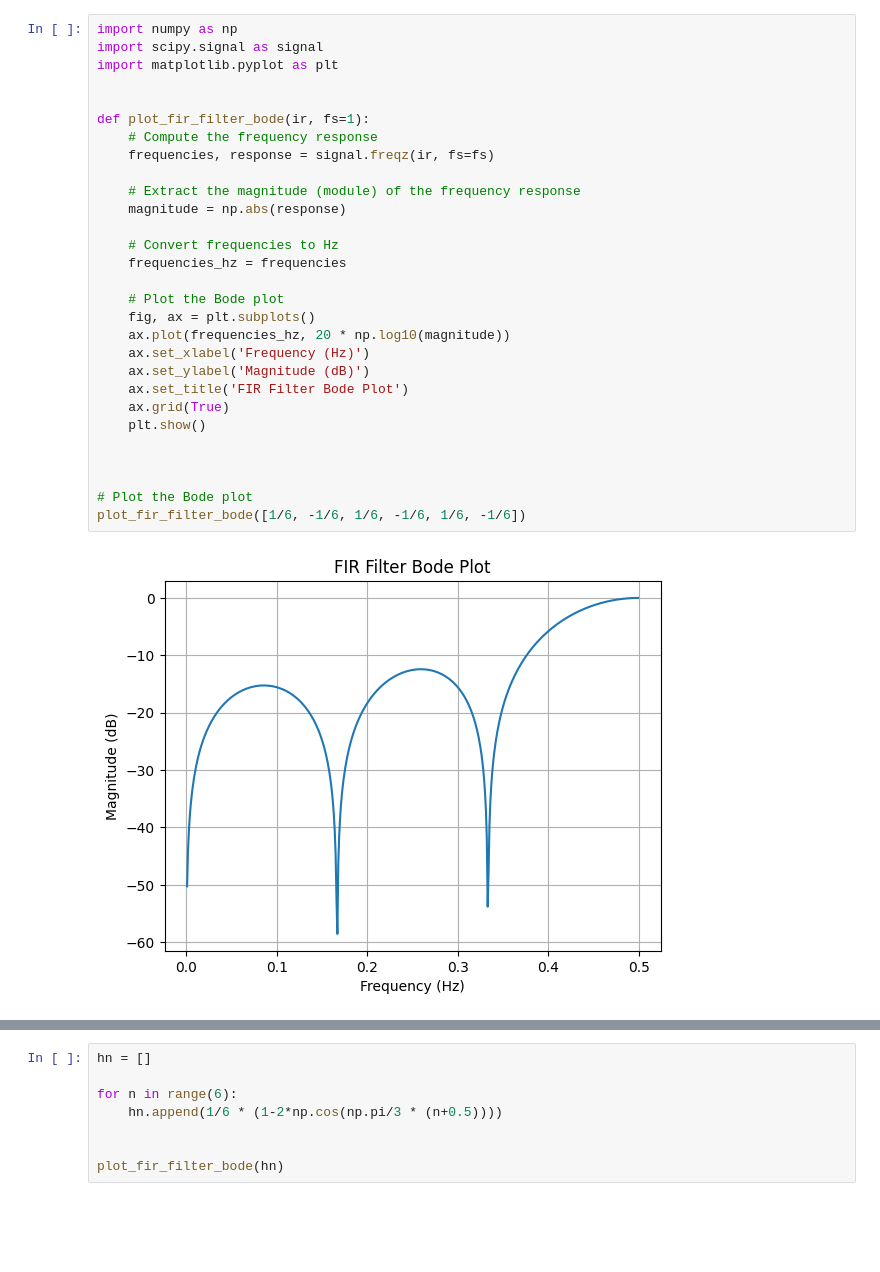
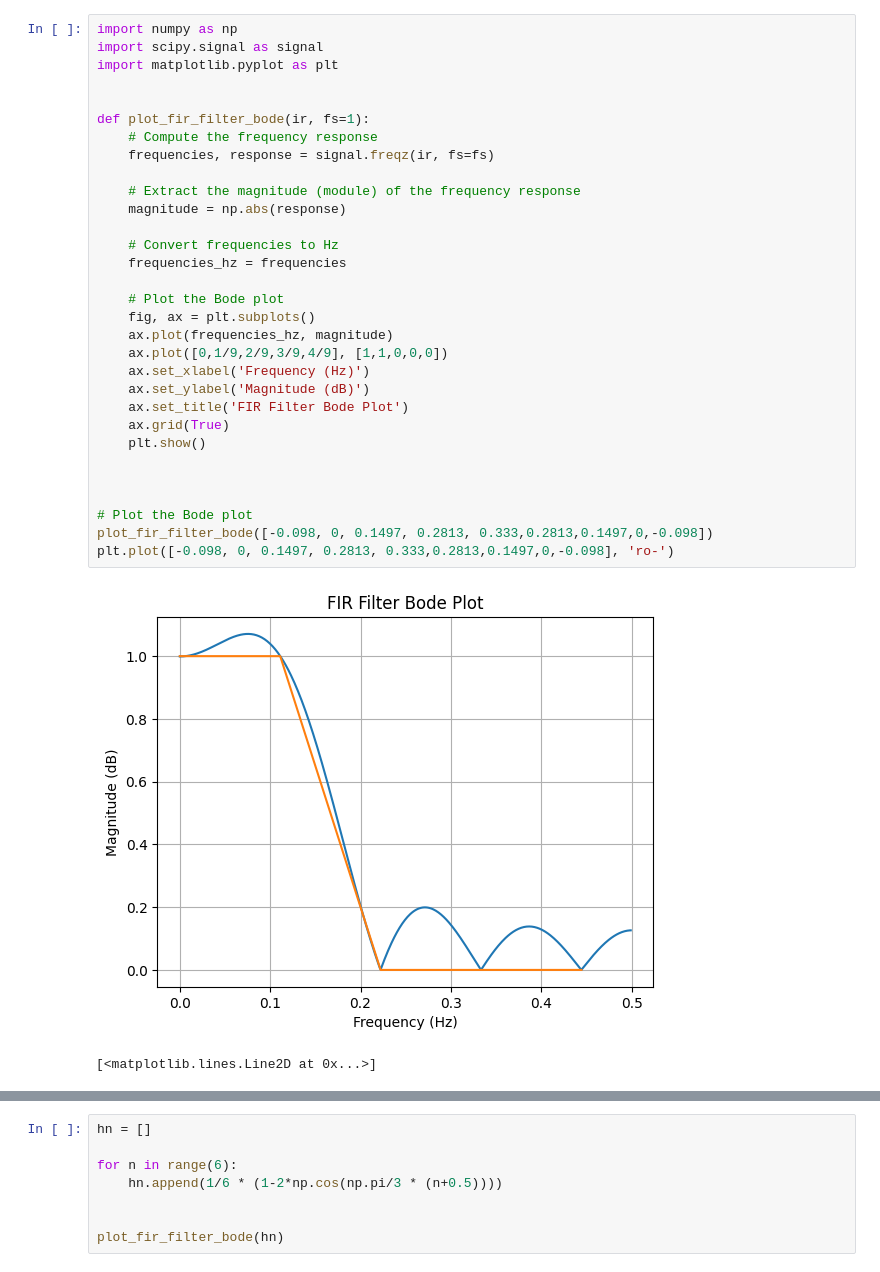
Before and after one commit to JBatRey/tp4assd, a Jupyter notebook: fit.ipynb, the cells around one changed output, grey strips where cells are left out. Saved outputs shown, nothing was run; the diff lists cells and outputs as text; blank space fills up the shorter version.

```diff
--- a/fit.ipynb
+++ b/fit.ipynb
@@ -1,31 +1,34 @@
 # %%
 import numpy as np
 import scipy.signal as signal
 import matplotlib.pyplot as plt
 
 
 def plot_fir_filter_bode(ir, fs=1):
     # Compute the frequency response
     frequencies, response = signal.freqz(ir, fs=fs)
 
     # Extract the magnitude (module) of the frequency response
     magnitude = np.abs(response)
 
     # Convert frequencies to Hz
     frequencies_hz = frequencies
 
     # Plot the Bode plot
     fig, ax = plt.subplots()
-    ax.plot(frequencies_hz, 20 * np.log10(magnitude))
+    ax.plot(frequencies_hz, magnitude)
+    ax.plot([0,1/9,2/9,3/9,4/9], [1,1,0,0,0])
     ax.set_xlabel('Frequency (Hz)')
     ax.set_ylabel('Magnitude (dB)')
     ax.set_title('FIR Filter Bode Plot')
     ax.grid(True)
     plt.show()
 
 
 
 # Plot the Bode plot
-plot_fir_filter_bode([1/6, -1/6, 1/6, -1/6, 1/6, -1/6])
+plot_fir_filter_bode([-0.098, 0, 0.1497, 0.2813, 0.333,0.2813,0.1497,0,-0.098])
+plt.plot([-0.098, 0, 0.1497, 0.2813, 0.333,0.2813,0.1497,0,-0.098], 'ro-')
 # %% [output]
-[figure, old version]
+[figure, new version]
+[<matplotlib.lines.Line2D at 0x...>]
```
Also changed, not shown: parts of 2 cells of this notebook.
